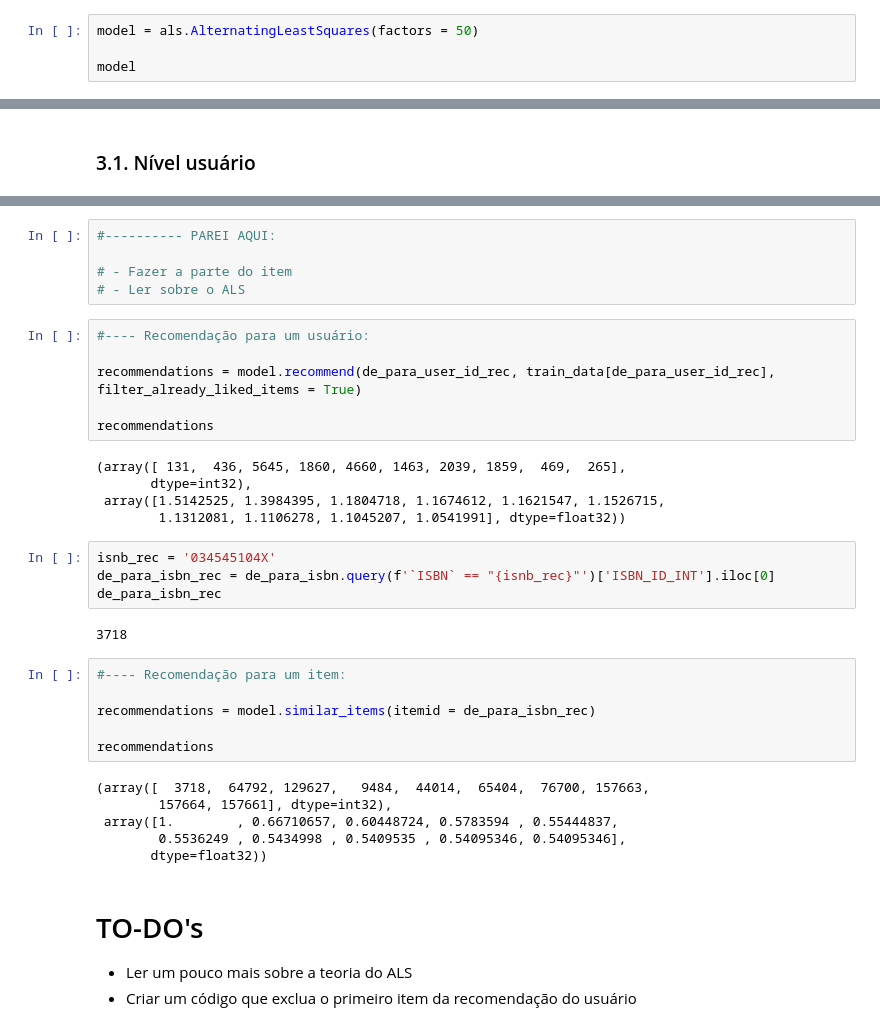
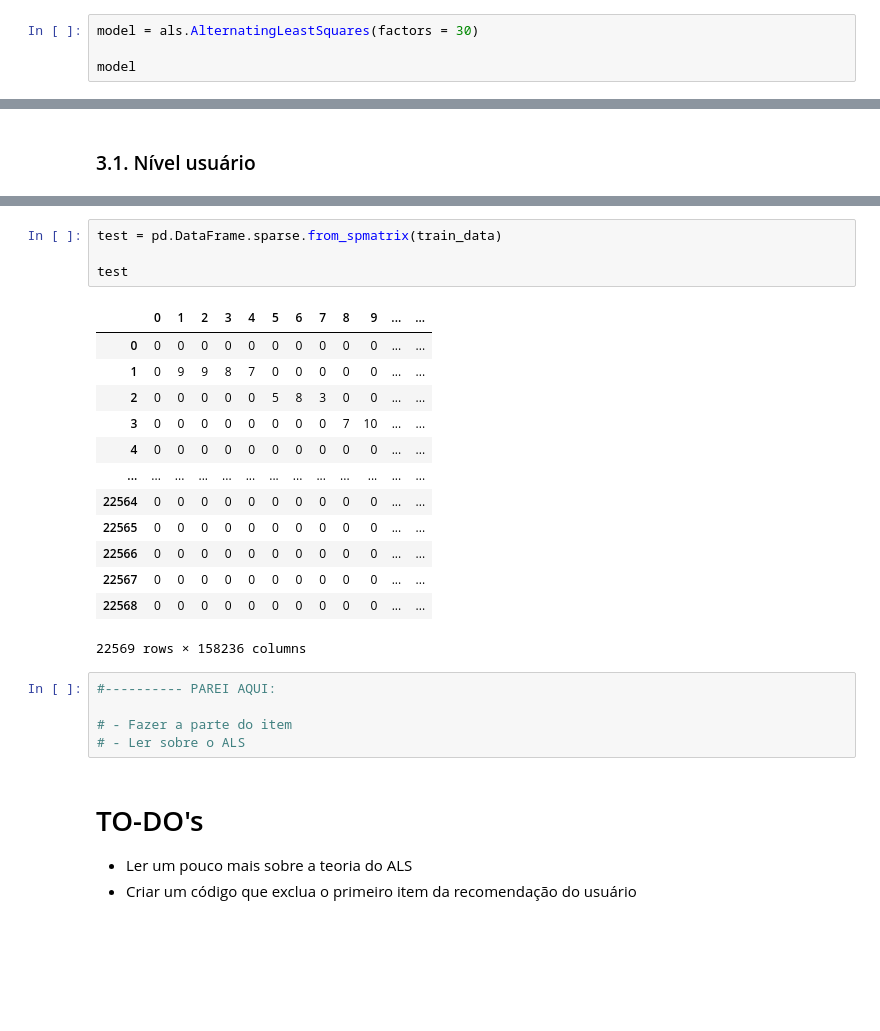
Before and after one commit to barbosarafael/book-recommendation, a Jupyter notebook: 02-notebooks/03-collaborative-filter/02-als.ipynb, the cells around one changed output, grey strips where cells are left out. Saved outputs shown, nothing was run; the diff lists cells and outputs as text; blank space fills up the shorter version.

```diff
--- a/02-notebooks/03-collaborative-filter/02-als.ipynb
+++ b/02-notebooks/03-collaborative-filter/02-als.ipynb
@@ -101,7 +107,7 @@ df_full.head()
 # %% [markdown]
 ## 2. Modelagem
 # %%
-model = als.AlternatingLeastSquares(factors = 50)
+model = als.AlternatingLeastSquares(factors = 30)
 
 model
 # %% [output]
@@ -174,37 +249,26 @@ df_full\
+# %%
+test = pd.DataFrame.sparse.from_spmatrix(train_data)
+
+test
+# %% [output]
+|  | 0 | 1 | 2 | 3 | 4 | 5 | 6 | 7 | 8 | 9 | ... | ... |
+| 0 | 0 | 0 | 0 | 0 | 0 | 0 | 0 | 0 | 0 | 0 | ... | ... |
+| 1 | 0 | 9 | 9 | 8 | 7 | 0 | 0 | 0 | 0 | 0 | ... | ... |
+| 2 | 0 | 0 | 0 | 0 | 0 | 5 | 8 | 3 | 0 | 0 | ... | ... |
+| 3 | 0 | 0 | 0 | 0 | 0 | 0 | 0 | 0 | 7 | 10 | ... | ... |
+| 4 | 0 | 0 | 0 | 0 | 0 | 0 | 0 | 0 | 0 | 0 | ... | ... |
+| ... | ... | ... | ... | ... | ... | ... | ... | ... | ... | ... | ... | ... |
+| 22564 | 0 | 0 | 0 | 0 | 0 | 0 | 0 | 0 | 0 | 0 | ... | ... |
+| 22565 | 0 | 0 | 0 | 0 | 0 | 0 | 0 | 0 | 0 | 0 | ... | ... |
+| 22566 | 0 | 0 | 0 | 0 | 0 | 0 | 0 | 0 | 0 | 0 | ... | ... |
+| 22567 | 0 | 0 | 0 | 0 | 0 | 0 | 0 | 0 | 0 | 0 | ... | ... |
+| 22568 | 0 | 0 | 0 | 0 | 0 | 0 | 0 | 0 | 0 | 0 | ... | ... |
+22569 rows × 158236 columns
 # %%
 #---------- PAREI AQUI:
 
 # - Fazer a parte do item
 # - Ler sobre o ALS
-# %%
-#---- Recomendação para um usuário:
-
-recommendations = model.recommend(de_para_user_id_rec, train_data[de_para_user_id_rec], filter_already_liked_items = True)
-
-recommendations
-# %% [output]
-(array([ 131,  436, 5645, 1860, 4660, 1463, 2039, 1859,  469,  265],
-       dtype=int32),
- array([1.5142525, 1.3984395, 1.1804718, 1.1674612, 1.1621547, 1.1526715,
-        1.1312081, 1.1106278, 1.1045207, 1.0541991], dtype=float32))
-# %%
-isnb_rec = '034545104X'
-de_para_isbn_rec = de_para_isbn.query(f'`ISBN` == "{isnb_rec}"')['ISBN_ID_INT'].iloc[0]
-de_para_isbn_rec
-# %% [output]
-3718
-# %%
-#---- Recomendação para um item:
-
-recommendations = model.similar_items(itemid = de_para_isbn_rec)
-
-recommendations
-# %% [output]
-(array([  3718,  64792, 129627,   9484,  44014,  65404,  76700, 157663,
-        157664, 157661], dtype=int32),
- array([1.        , 0.66710657, 0.60448724, 0.5783594 , 0.55444837,
-        0.5536249 , 0.5434998 , 0.5409535 , 0.54095346, 0.54095346],
-       dtype=float32))
 # %% [markdown]
 # TO-DO's
 
```
Also changed, not shown: parts of 27 cells of this notebook, 1 other file.
